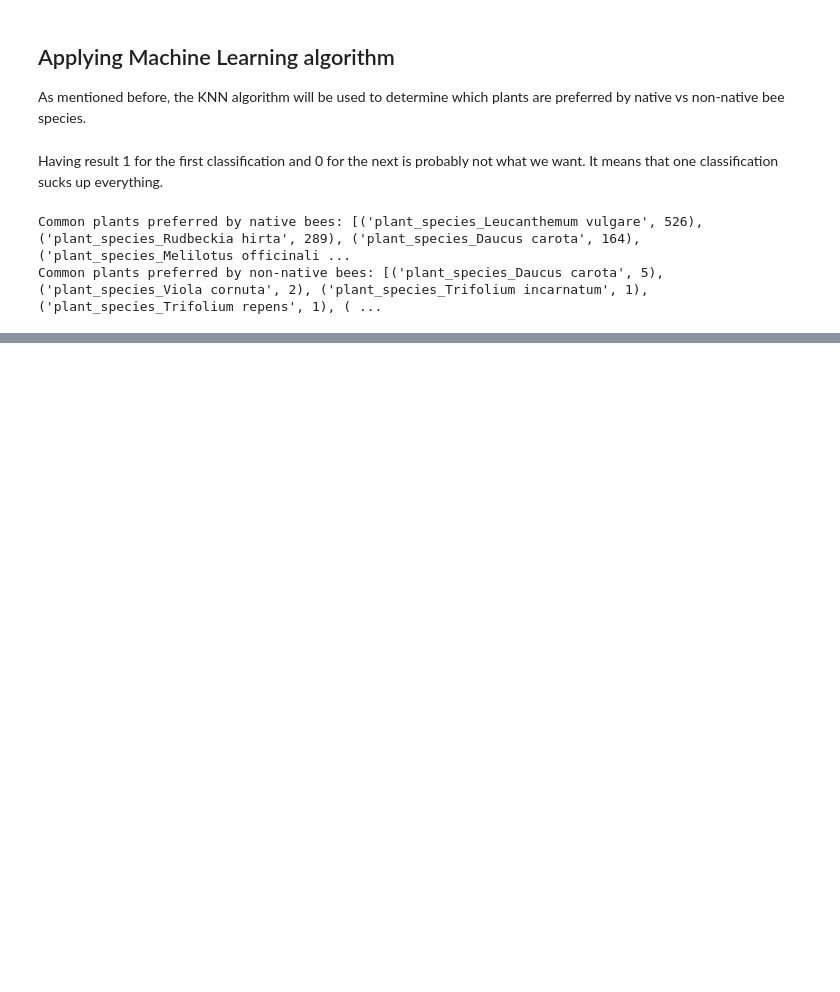
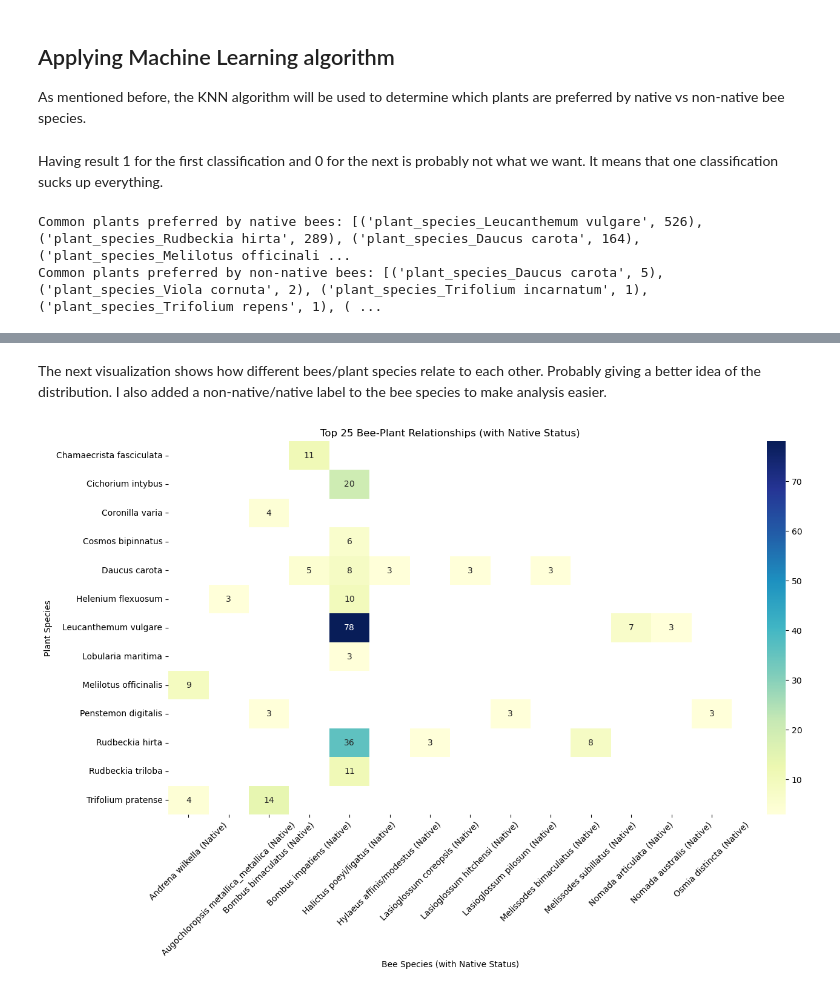
Before and after one commit to lennertVanSever/datascience-werkstuk, a Jupyter notebook: lennert_van_sever.ipynb, the cells around one changed output, grey strips where cells are left out. Saved outputs shown, nothing was run; the diff lists cells and outputs as text; code cells hidden in the pictures; blank space fills up the shorter version.

```diff
--- a/lennert_van_sever.ipynb
+++ b/lennert_van_sever.ipynb
@@ -488,0 +513,24 @@ Common plants preferred by non-native bees: [('plant_species_Daucus carota', 5),
+# %% [markdown]
+The next visualization shows how different bees/plant species relate to each other. Probably giving a better idea of the distribution. I also added a non-native/native label to the bee species to make analysis easier.
+# %%
+import seaborn as sns
+import matplotlib.pyplot as plt
+import pandas as pd
+
+plant_df_simple['bee_species_with_status'] = plant_df_simple['bee_species'] + \
+                                             plant_df_simple['nonnative_bee'].map(lambda x: ' (Non-native)' if x else ' (Native)')
+
+pair_counts = plant_df_simple.groupby(['plant_species', 'bee_species_with_status']).size().reset_index(name='count')
+top_pairs = pair_counts.sort_values(by='count', ascending=False).head(25)
+pivot_table = top_pairs.pivot('plant_species', 'bee_species_with_status', 'count')
+
+plt.figure(figsize=(15, 8))
+sns.heatmap(pivot_table, annot=True, cmap='YlGnBu', fmt='g')
+plt.title('Top 25 Bee-Plant Relationships (with Native Status)')
+plt.xlabel('Bee Species (with Native Status)')
+plt.ylabel('Plant Species')
+plt.xticks(rotation=45)
+plt.yticks(rotation=0)
+plt.show()
+# %% [output]
+[figure, added]
```
Also changed, not shown: parts of 5 cells of this notebook.
